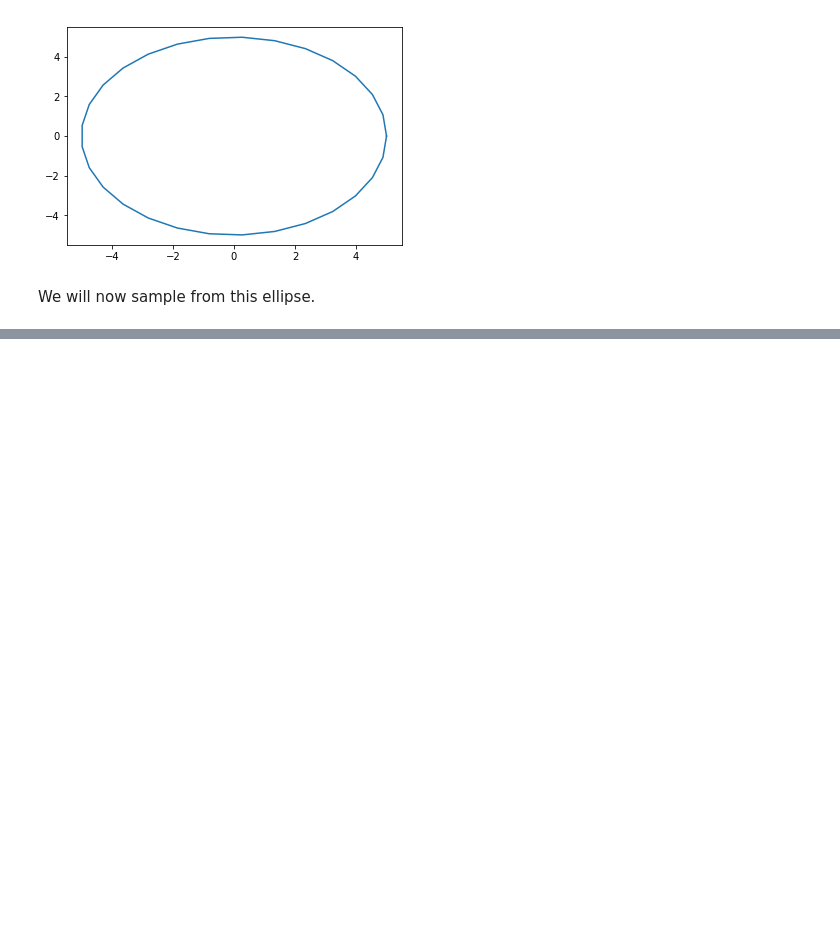
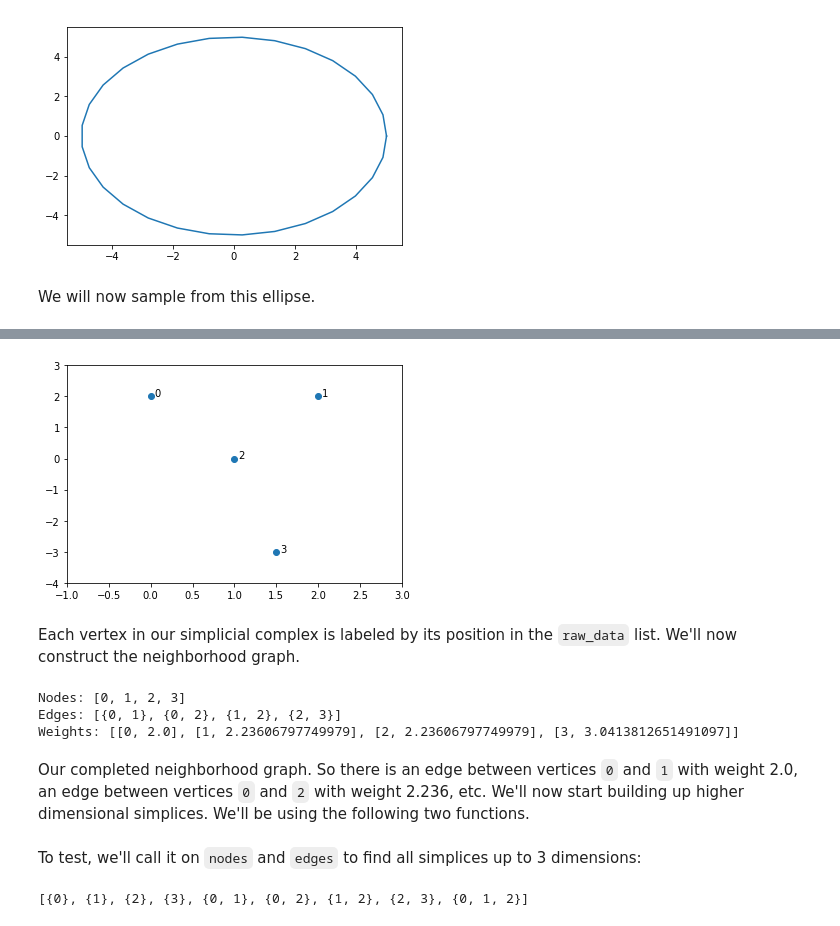
Before and after one commit to pommevilla/tda.tutorial, a Jupyter notebook: TDA Tutorial.ipynb, the cells around one changed output, grey strips where cells are left out. Drawn from its saved outputs; the diff is of its cells as text; code cells hidden in the pictures; blank space fills up the shorter version.

Commit message:
Finish first simplicial complex example

```diff
--- a/TDA Tutorial.ipynb
+++ b/TDA Tutorial.ipynb
@@ -48,0 +79,36 @@ The construction of the VR complex will follow the following steps:
+# %%
+raw_data = np.array(
+        [[0, 2], [2, 2], [1, 0], [1.5, -3.0] ]
+    )
+plt.axis([ -1,3 , -4,3 ])
+plt.scatter(raw_data[ :, 0], raw_data[ :, 1])
+for i, txt in enumerate(raw_data):
+    plt.annotate(i, (raw_data[i][0] + 0.05, raw_data[i][1]))
+plt.show()
+# %% [output]
+[figure, added]
+# %% [markdown]
+Each vertex in our simplicial complex is labeled by its position in the `raw_data` list.  We'll now construct the neighborhood graph.
+# %%
+nodes = [x for x in range(raw_data.shape[0])]
+edges = []
+weights = []
+eps = 3.1
+for i in range(raw_data.shape[0]):
+    for j in range(raw_data.shape[0] - i):
+        a = raw_data[i]
+        b = raw_data[j + i]
+        if (i != j + i):
+            dist = np.linalg.norm(a - b)
+            if dist <= eps:
+                edges.append({i, j + i})
+                weights.append([len(edges) - 1, dist])
+print("Nodes: {}".format(nodes))
+print("Edges: {}".format(edges))
+print("Weights: {}".format(weights))
+# %% [output]
+Nodes: [0, 1, 2, 3]
+Edges: [{0, 1}, {0, 2}, {1, 2}, {2, 3}]
+Weights: [[0, 2.0], [1, 2.23606797749979], [2, 2.23606797749979], [3, 3.0413812651491097]]
+# %% [markdown]
+Our completed neighborhood graph.  So there is an edge between vertices `0` and `1` with weight 2.0, an edge between vertices `0` and `2` with weight 2.236, etc.  We'll now start building up higher dimensional simplices.  We'll be using the following two functions.
@@ -48,0 +136,7 @@ The construction of the VR complex will follow the following steps:
+# %% [markdown]
+To test, we'll call it on `nodes` and `edges` to find all simplices up to 3 dimensions:
+# %%
+VR_complex = rips(nodes, edges, 3)
+VR_complex
+# %% [output]
+[{0}, {1}, {2}, {3}, {0, 1}, {0, 2}, {1, 2}, {2, 3}, {0, 1, 2}]
```
Also changed, not shown: parts of 6 cells of this notebook.
